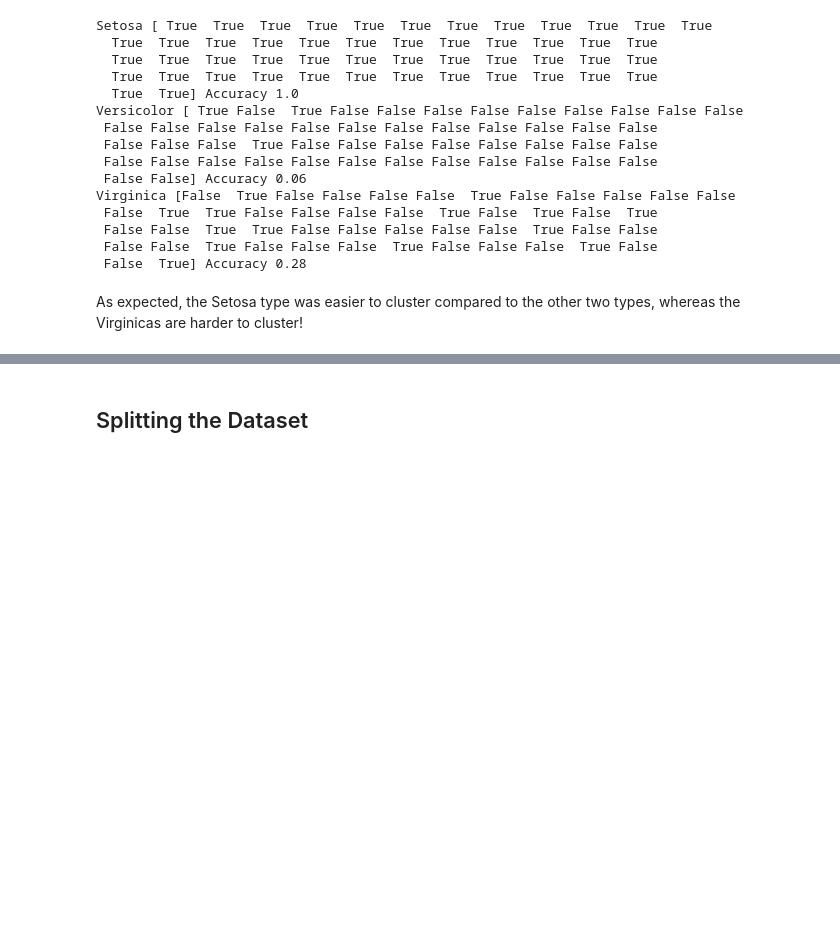
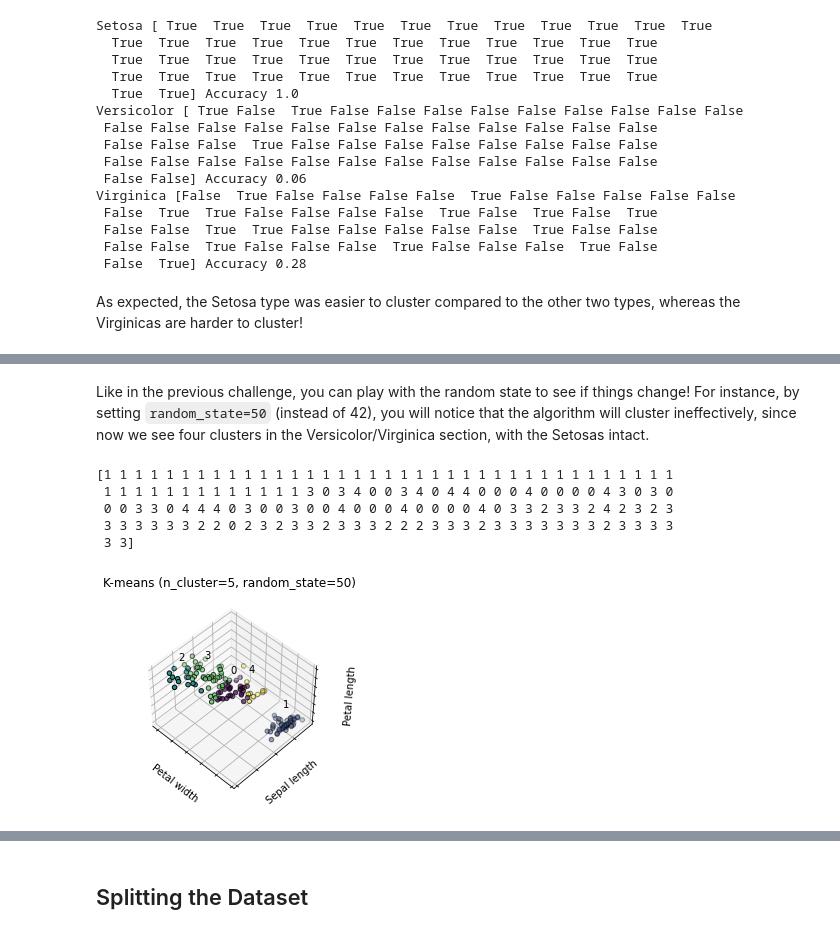
Before and after one commit to carlosfmorenog/CMM536, a Jupyter notebook: CMM536_Topic_4/CMM536_T4_Lab_Solved.ipynb, the cells around one changed output, grey strips where cells are left out. Drawn from its saved outputs; the diff is of its cells as text; code cells hidden in the pictures; blank space fills up the shorter version.

```diff
--- a/CMM536_Topic_4/CMM536_T4_Lab_Solved.ipynb
+++ b/CMM536_Topic_4/CMM536_T4_Lab_Solved.ipynb
@@ -303,0 +404,40 @@ As expected, the Setosa type was easier to cluster compared to the other two typ
+# %% [markdown]
+Like in the previous challenge, you can play with the random state to see if things change! For instance, by setting `random_state=50` (instead of 42), you will notice that the algorithm will cluster ineffectively, since now we see four clusters in the Versicolor/Virginica section, with the Setosas intact.
+# %%
+#1. Train the K-means algorithm using k=5 and a different random state
+randstate = 50
+kmeans7 = KMeans(n_clusters=5, init='k-means++', n_init=1, max_iter=300,
+                tol=0.0001, precompute_distances='auto', random_state = randstate,
+                n_jobs=1, algorithm='auto').fit(data)
+# 2. Extract the target
+target_kmeans7 = kmeans7.labels_
+print(target_kmeans7)
+# 3. Plot the results
+import numpy as np
+import matplotlib.pyplot as plt
+from mpl_toolkits.mplot3d import Axes3D
+fig = plt.figure(1, figsize=(4, 3))
+ax = Axes3D(fig, rect=[0, 0, .95, 1], elev=48, azim=134)
+for name, label in [('0', 0),('1', 1),('2', 2),('3', 3),('4', 4)]:
+    ax.text3D(data[target_kmeans7 == label, 3].mean(),
+              data[target_kmeans7 == label, 0].mean(),
+              data[target_kmeans7 == label, 2].mean() + 2, name,
+              horizontalalignment='center',
+              bbox=dict(alpha=.2, edgecolor='w', facecolor='w'))
+ax.scatter(data[:, 3],data[:, 0],data[:, 2],c=target_kmeans7.astype(np.float),edgecolor='k')
+ax.w_xaxis.set_ticklabels([])
+ax.w_yaxis.set_ticklabels([])
+ax.w_zaxis.set_ticklabels([])
+ax.set_xlabel('Petal width')
+ax.set_ylabel('Sepal length')
+ax.set_zlabel('Petal length')
+ax.set_title('K-means (n_cluster=5, random_state='+str(randstate)+')')
+ax.dist = 12
+plt.show()
+# %% [output]
+[1 1 1 1 1 1 1 1 1 1 1 1 1 1 1 1 1 1 1 1 1 1 1 1 1 1 1 1 1 1 1 1 1 1 1 1 1
+ 1 1 1 1 1 1 1 1 1 1 1 1 1 3 0 3 4 0 0 3 4 0 4 4 0 0 0 4 0 0 0 0 4 3 0 3 0
+ 0 0 3 3 0 4 4 4 0 3 0 0 3 0 0 4 0 0 0 4 0 0 0 0 4 0 3 3 2 3 3 2 4 2 3 2 3
+ 3 3 3 3 3 3 2 2 0 2 3 2 3 3 2 3 3 3 2 2 2 3 3 3 2 3 3 3 3 3 3 3 2 3 3 3 3
+ 3 3]
+[figure, added]
```
Also changed, not shown: parts of 17 cells of this notebook.
